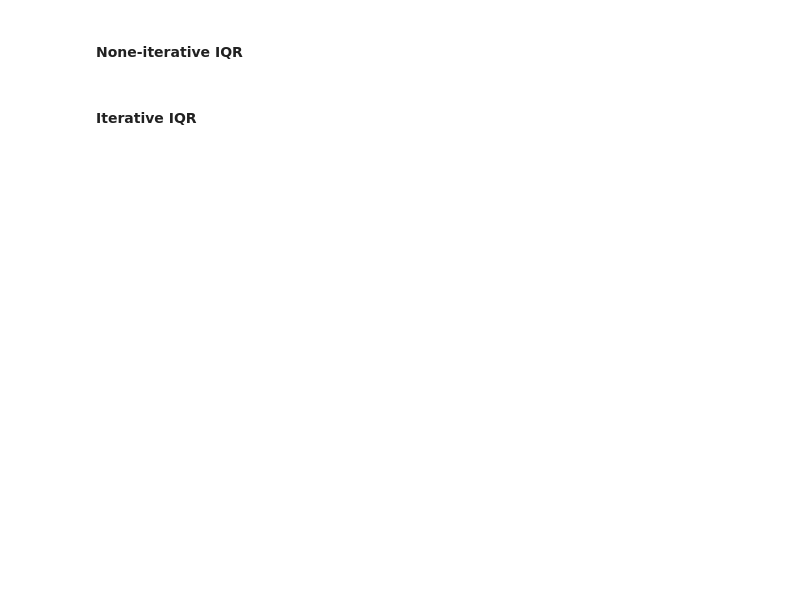
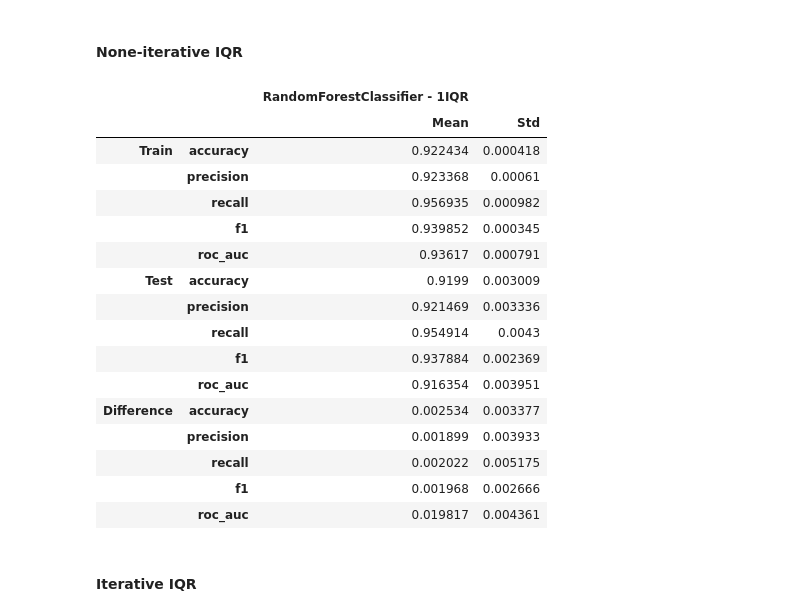
Before and after one commit to MBabiar/IAU-Project, a Jupyter notebook: src/Phase_3.ipynb, the cells around one changed output. Saved outputs shown, nothing was run; the diff lists cells and outputs as text; code cells hidden in the pictures; blank space fills up the shorter version.

```diff
--- a/src/Phase_3.ipynb
+++ b/src/Phase_3.ipynb
@@ -255,7 +263,7 @@ def get_scores_cv(model, model_name, X, y, cv):
 
     # Create MultiIndex DataFrame
     df = pd.DataFrame(
-        index=pd.MultiIndex.from_product([["Train", "Test"], metrics]),
+        index=pd.MultiIndex.from_product([["Train", "Test", "Difference"], metrics]),
         columns=pd.MultiIndex.from_product([[model_name], ["Mean", "Std"]]),
     )
 
@@ -287,6 +295,11 @@ def get_scores_cv(model, model_name, X, y, cv):
         df.loc[("Test", metric), (model_name, "Mean")] = scores[test_key].mean()
         df.loc[("Test", metric), (model_name, "Std")] = scores[test_key].std()
 
+        # Difference between training and test scores
+        diff = scores[train_key] - scores[test_key]
+        df.loc[("Difference", metric), (model_name, "Mean")] = diff.mean()
+        df.loc[("Difference", metric), (model_name, "Std")] = diff.std()
+
     return df
 # %%
 def plot_learning_curve(estimator, X, y, train_sizes, cv, scoring, title):
@@ -1882,3 +2120,28 @@ scores_1iqr = get_scores(rf_classifier, "1 IQR", X_train, y_train, X_test, y_tes
+# %%
+# Initialize the RandomForestClassifier
+rf_classifier = RandomForestClassifier(**rf_best_params)
+
+# Show the scores
+df_1iqr = get_scores_cv(rf_classifier, "1IQR", X_train, y_train, cv=5)
+df_1iqr
+# %% [output]
+|  |  | RandomForestClassifier - 1IQR |  |
+|  |  | Mean | Std |
+| Train | accuracy | 0.922434 | 0.000418 |
+|  | precision | 0.923368 | 0.00061 |
+|  | recall | 0.956935 | 0.000982 |
+|  | f1 | 0.939852 | 0.000345 |
+|  | roc_auc | 0.93617 | 0.000791 |
+| Test | accuracy | 0.9199 | 0.003009 |
+|  | precision | 0.921469 | 0.003336 |
+|  | recall | 0.954914 | 0.0043 |
+|  | f1 | 0.937884 | 0.002369 |
+|  | roc_auc | 0.916354 | 0.003951 |
+| Difference | accuracy | 0.002534 | 0.003377 |
+|  | precision | 0.001899 | 0.003933 |
+|  | recall | 0.002022 | 0.005175 |
+|  | f1 | 0.001968 | 0.002666 |
+|  | roc_auc | 0.019817 | 0.004361 |
 # %% [markdown]
 #### Iterative IQR
 # %%
```
Also changed, not shown: parts of 62 cells of this notebook, 8 other files.
